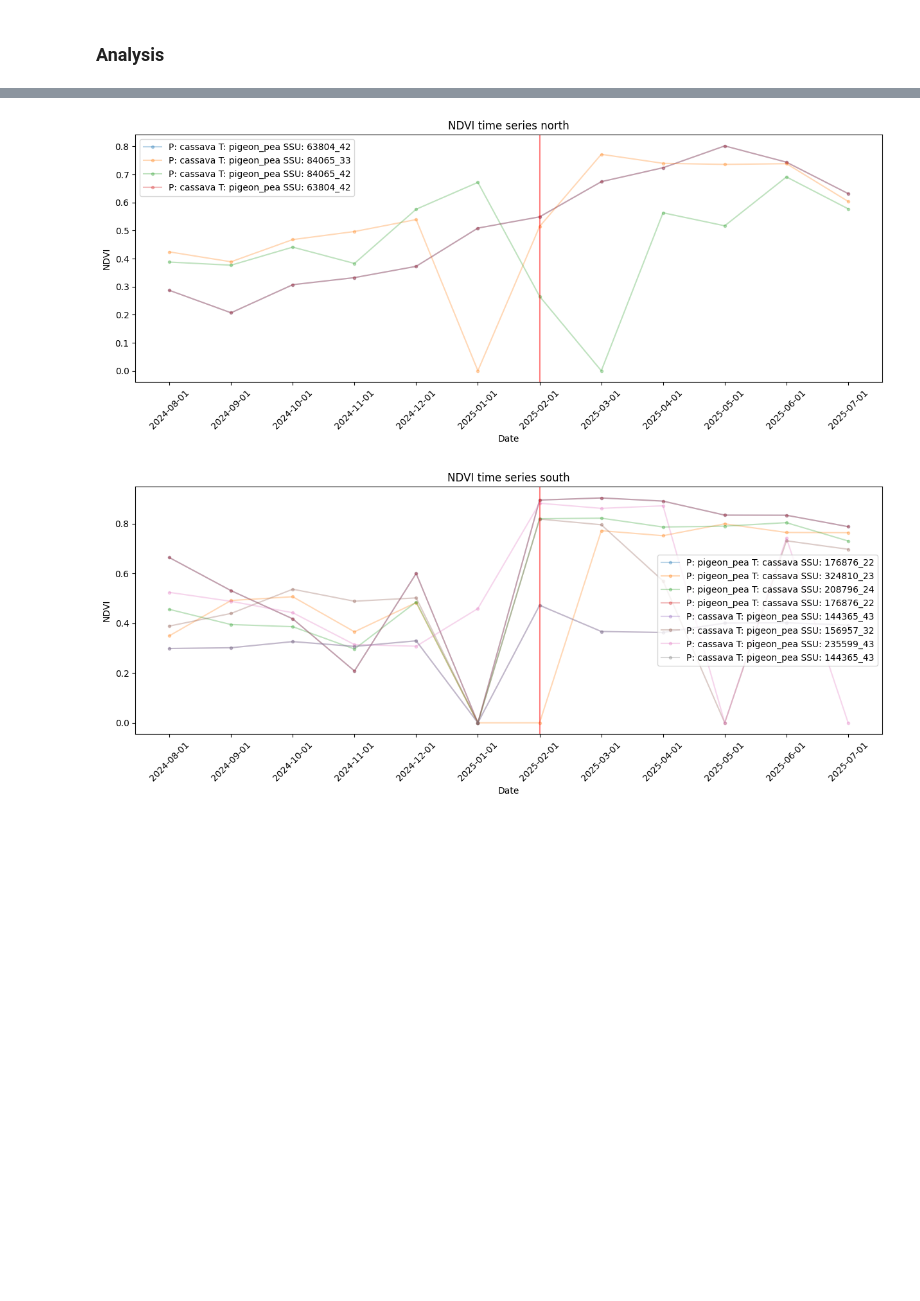
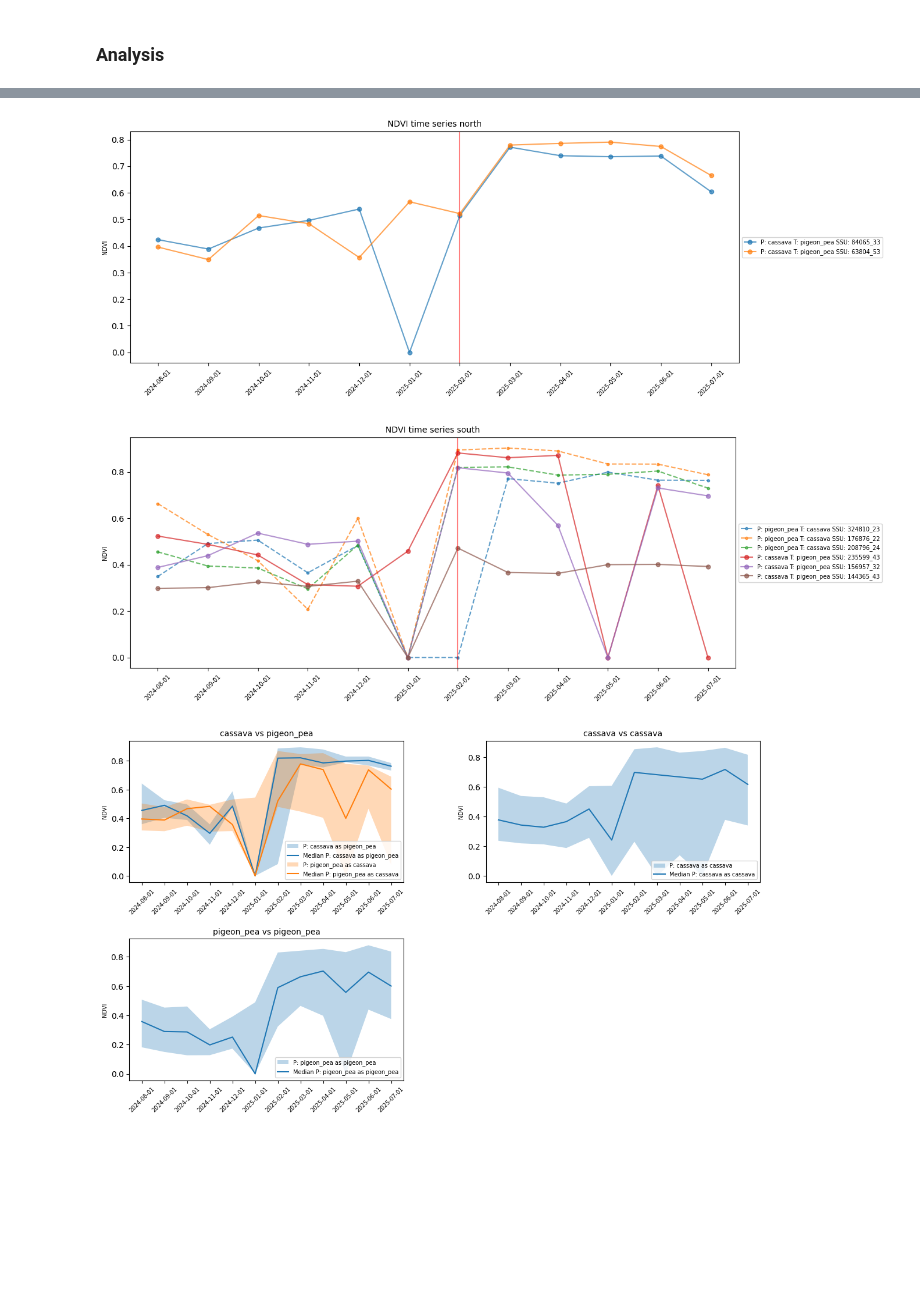
Before and after one commit to WorldCereal/worldcereal-cop4geoglam, a Jupyter notebook: notebooks/data_and_results_investigation.ipynb, the cells around one changed output, grey strips where cells are left out. Cells and saved outputs as stored; diff of their text form; code cells hidden in the pictures; blank space fills up the shorter version.

```diff
--- a/notebooks/data_and_results_investigation.ipynb
+++ b/notebooks/data_and_results_investigation.ipynb
@@ -302,6 +410,6 @@ plot_ndvi_time_series(
 # %%
 for loc in ['north', 'south']:
-    ssus = sample_cases_of_interest(
+    sample_ids = sample_cases_of_interest(
         results[results['location']==loc],
         classes_to_check = [('cassava', 'pigeon_pea')],
         nsamples=4,
@@ -310,9 +418,17 @@ for loc in ['north', 'south']:
     plot_ndvi_time_series(
         presto_formatted_df=results[results['location']==loc],
         predictor ='catboost',
-        id_ssus=ssus,
+        sample_ids=sample_ids,
         title_text=loc
     )
 # %% [output]
-[figure, old version]
+[figure, new version]
-[figure, old version]
+[figure, new version]
+# %%
+plot_ndvi_time_series_percentiles(
+    presto_formatted_df=results,
+    classes_to_check = [('cassava', 'pigeon_pea'), ("cassava","cassava"), ("pigeon_pea","pigeon_pea")],
+    predictor='catboost'
+    )
+# %% [output]
+[figure, added]
```
Also changed, not shown: parts of 6 cells of this notebook.
